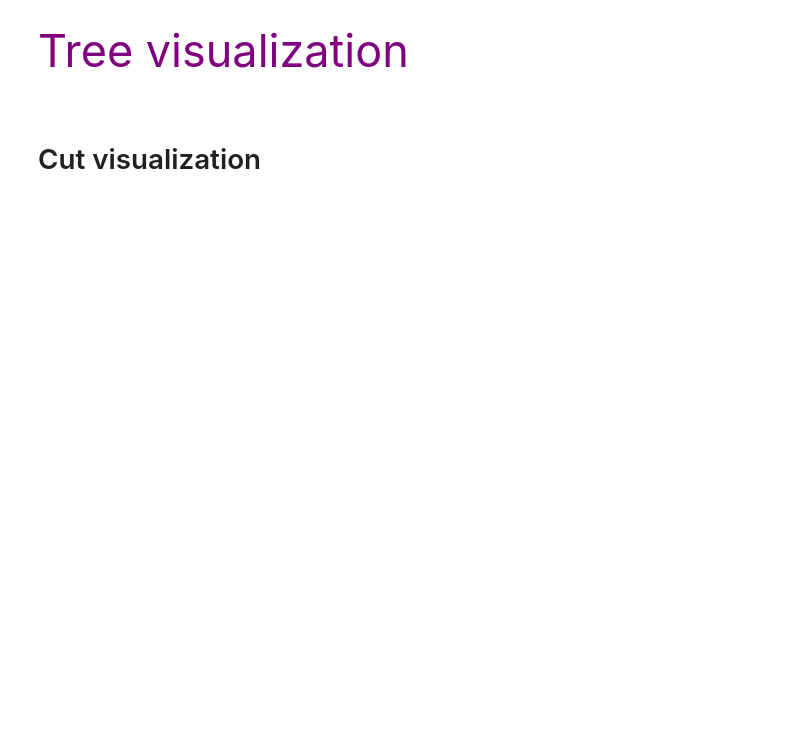
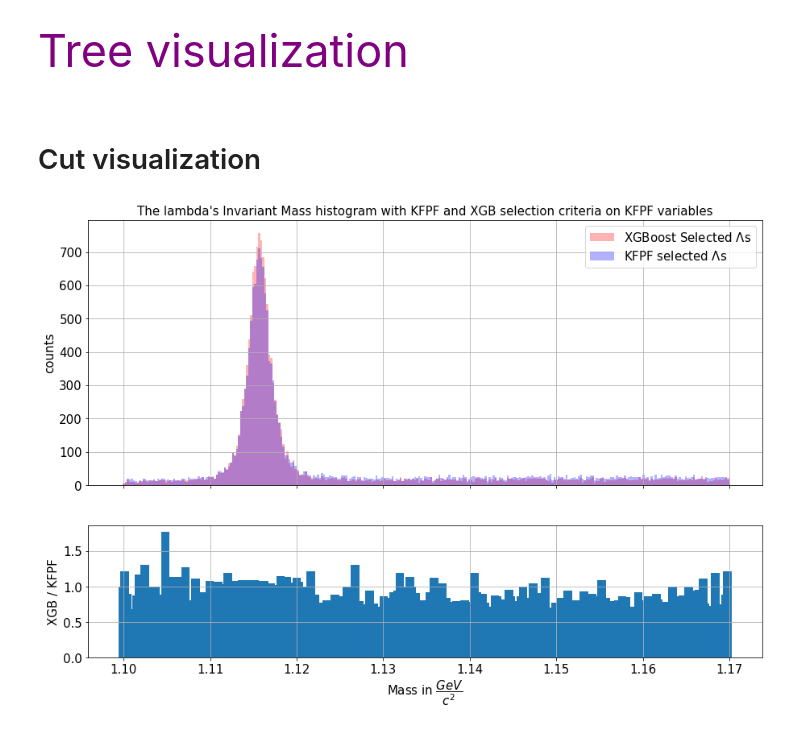
Before and after one commit to CBM-ML/XGB, a Jupyter notebook: The Alice Approach ML XGB variablilty check.ipynb, the cells around one changed output. Drawn from its saved outputs; the diff is of its cells as text; code cells hidden in the pictures; blank space fills up the shorter version.

```diff
--- a/The Alice Approach ML XGB variablilty check.ipynb
+++ b/The Alice Approach ML XGB variablilty check.ipynb
@@ -382,15 +417,0 @@ cut_visualization(0)
-# %%
-new_check_set= df_clean.copy()
-new_check_set['new_signal']=0
-mask1 = (new_check_set['chi2primpos'] > 18.4) & (new_check_set['chi2primneg'] > 18.4)
-
-mask2 = (new_check_set['ldl'] > 5) & (new_check_set['distance'] < 1)
-
-mask3 = (new_check_set['chi2geo'] < 3) & (new_check_set['cosinepos'] > 0) & (new_check_set['cosineneg'] > 0)
-
-new_check_set = new_check_set[(mask1) & (mask2) & (mask3)]
-
-#After all these cuts, what is left is considered as signal, so we replace all the values in the 'new_signal'
-# column by 1
-new_check_set['new_signal'] = 1
-new_check_set
@@ -459,4 +419,45 @@ fig.savefig("whole_sample_invmass_with_ML.png")
 cut3 = S0_best_threshold
 mask1 = df_clean['xgb_preds']>cut3
 df3_base_cospos=df_clean[mask1]
+# %%
+from matplotlib import gridspec
+
+range1= (1.0999, 1.17)
+
+
+fig, axs = plt.subplots(2, 1,figsize=(15,10), sharex=True,  gridspec_kw={'width_ratios': [10],
+                           'height_ratios': [8,4]})
+
+ns, bins, patches=axs[0].hist((df3_base['mass']),bins = 300, range=range1, facecolor='red',alpha = 0.3)
+ns1, bins1, patches1=axs[0].hist((new_check_set['mass']),bins = 300, range=range1,facecolor='blue',alpha = 0.3)
+#plt.xlabel("Mass in GeV", fontsize = 15)
+axs[0].set_ylabel("counts", fontsize = 15)
+#axs[0].grid()
+axs[0].legend(('XGBoost Selected $\Lambda$s','KFPF selected $\Lambda$s'), fontsize = 15, loc='upper right')
+
+#plt.rcParams["legend.loc"] = 'upper right'
+axs[0].set_title("The lambda's Invariant Mass histogram with KFPF and XGB selection criteria on KFPF variables", fontsize = 15)
+axs[0].grid()
+axs[0].tick_params(axis='both', which='major', labelsize=15)
+#fig.savefig("whole_sample_invmass_with_ML.png")
+
+
+hist1, bin_edges1 = np.histogram(df3_base['mass'],range=(1.09, 1.17), bins=300)
+hist2, bin_edges2 = np.histogram(new_check_set['mass'],range=(1.09, 1.17), bins=300)
+
+#makes sense to have only positive values
+diff = (hist1 - hist2)
+axs[1].bar(bins[:-1],     # this is what makes it comparable
+        ns / ns1, # maybe check for div-by-zero!
+        width=0.001)
+plt.xlabel("Mass in $\dfrac{GeV}{c^2}$", fontsize = 15)
+axs[1].set_ylabel("XGB / KFPF", fontsize = 15)
+axs[1].grid()
+axs[1].tick_params(axis='both', which='major', labelsize=15)
+
+plt.show()
+fig.tight_layout()
+fig.savefig("whole_sample_invmass_with_ML.png")
+# %% [output]
+[figure, added]
 # %%
```
Also changed, not shown: parts of 27 cells of this notebook.
